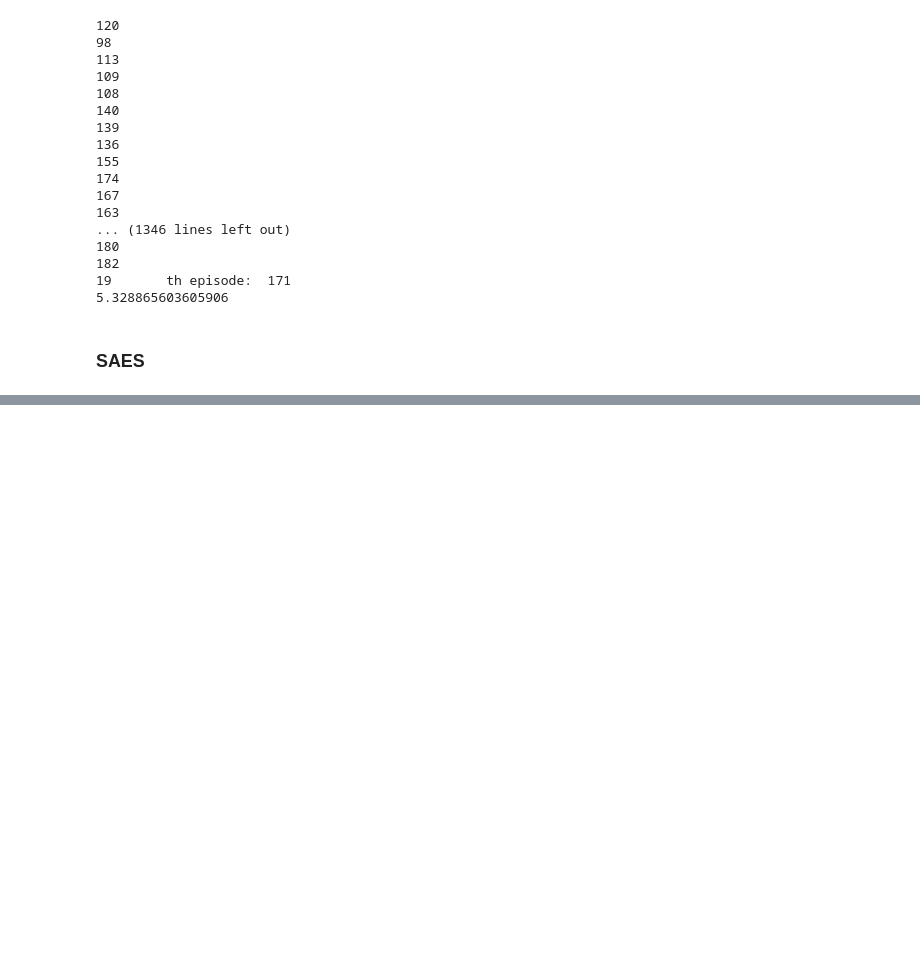
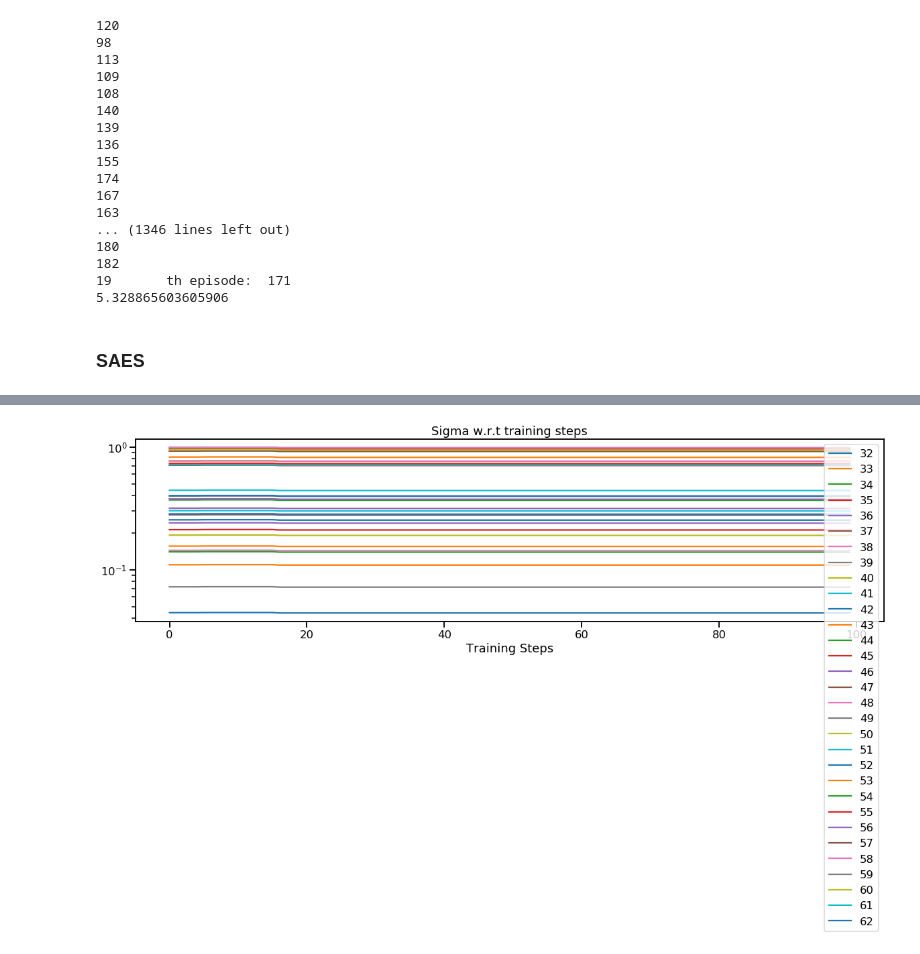
Before and after one commit to AutomnePAN/INF581-project-daxigua, a Jupyter notebook: Policy_Search_Agent.ipynb, the cells around one changed output, grey strips where cells are left out. Drawn from its saved outputs; the diff is of its cells as text; code cells hidden in the pictures; blank space fills up the shorter version.

```diff
--- a/Policy_Search_Agent.ipynb
+++ b/Policy_Search_Agent.ipynb
@@ -458,0 +505,5 @@ The game is finish, final score is 165
+# %%
+ax = df[list(range(32, 63))].plot(logy=True, title="Sigma w.r.t training steps", figsize=(20, 5))
+plt.xlabel("Training Steps");
+# %% [output]
+[figure, added]
```
Also changed, not shown: parts of 8 cells of this notebook, 1 other file.
